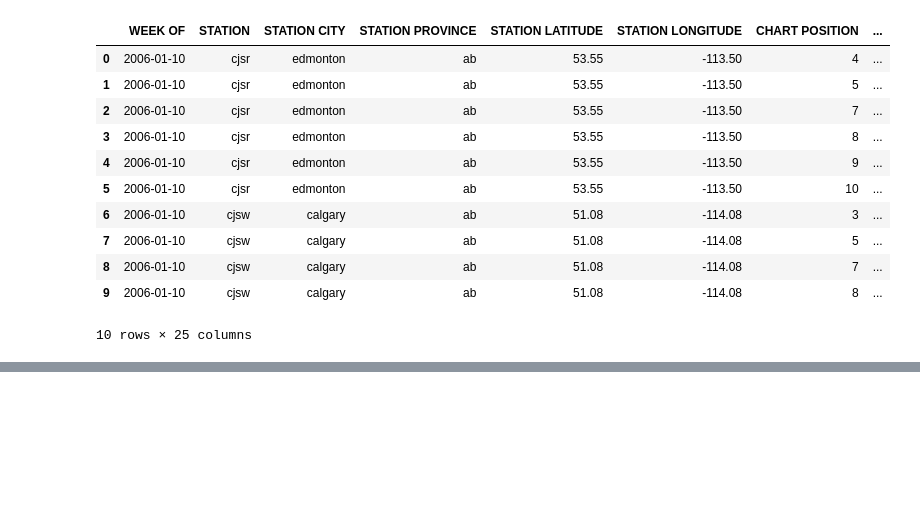
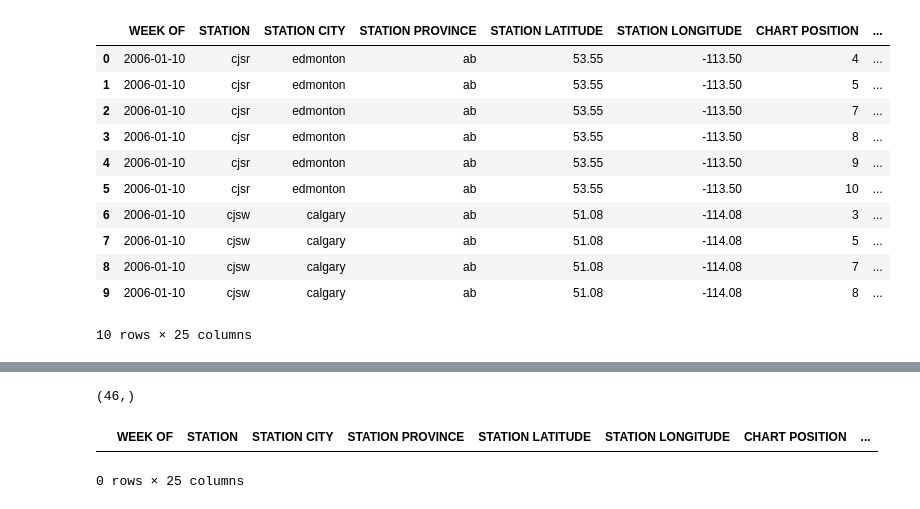
Before and after one commit to OwenBrush/canadian-hip-hop-radio-analysis, a Jupyter notebook: data_cleaning.ipynb, the cells around one changed output, grey strips where cells are left out. Cells and saved outputs as stored; diff of their text form; code cells hidden in the pictures; blank space fills up the shorter version.

```diff
--- a/data_cleaning.ipynb
+++ b/data_cleaning.ipynb
@@ -347,0 +410,10 @@ df[(df[columns].transpose().isna().any())][key].unique().shape
+# %%
+replace_artist_location('brawler', [56.72, -111.37])
+replace_artist_location('doctor flake', [48.86, 2.34]) #Paris
+replace_artist_location('epic/nomad', [50.84, 4.35]) # Brussels
+replace_artist_location('geckoturner', [40.41, -3.70]) #Madrid
+replace_artist_location('leroy brown', [34.05,	-118.24])
+replace_artist_location('nas & damian marley', [18.01, -76.80]) #Kingston, Jamaica
+replace_artist_location('non + herrmutt lobby', [50.84, 4.35]) # Brussels
+replace_artist_location('snowgoons', [52.52, 13.40]) #Berlin
+df.loc[df['ARTIST HOME CITY'] == 'jamaica', columns] = [18.01, -76.80] #Kingston, Jamaica
@@ -496,0 +594,9 @@ df.head(10)
+# %%
+df[df.isna().any(axis=1)]['ARTIST NAME(S)'].unique().shape
+# %% [output]
+(46,)
+# %%
+df[df['ARTIST NAME(S)'] == 'various']
+# %% [output]
+|  | WEEK OF | STATION | STATION CITY | STATION PROVINCE | STATION LATITUDE | STATION LONGITUDE | CHART POSITION | ... |
+0 rows × 25 columns
```
Also changed, not shown: parts of 20 cells of this notebook, 5 other files.
